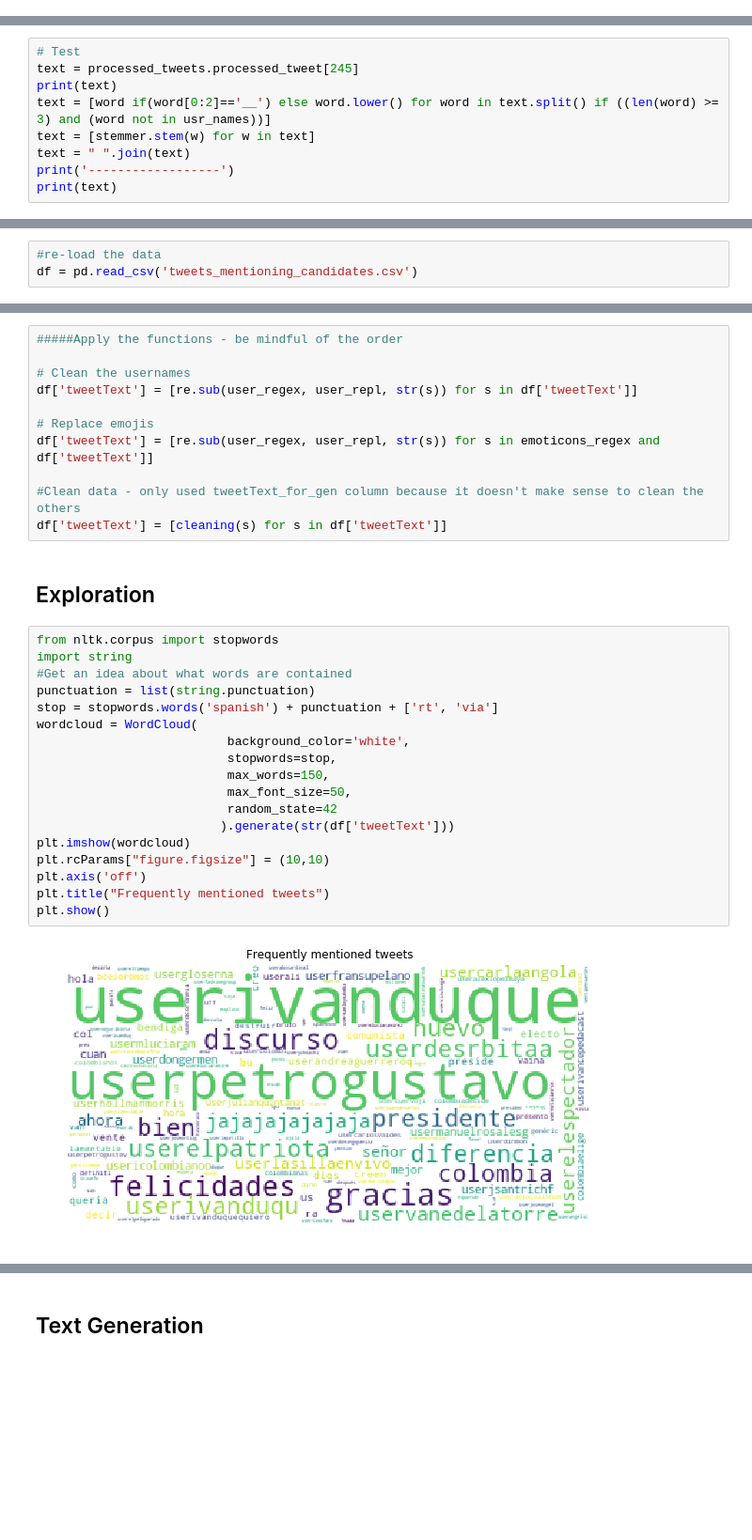
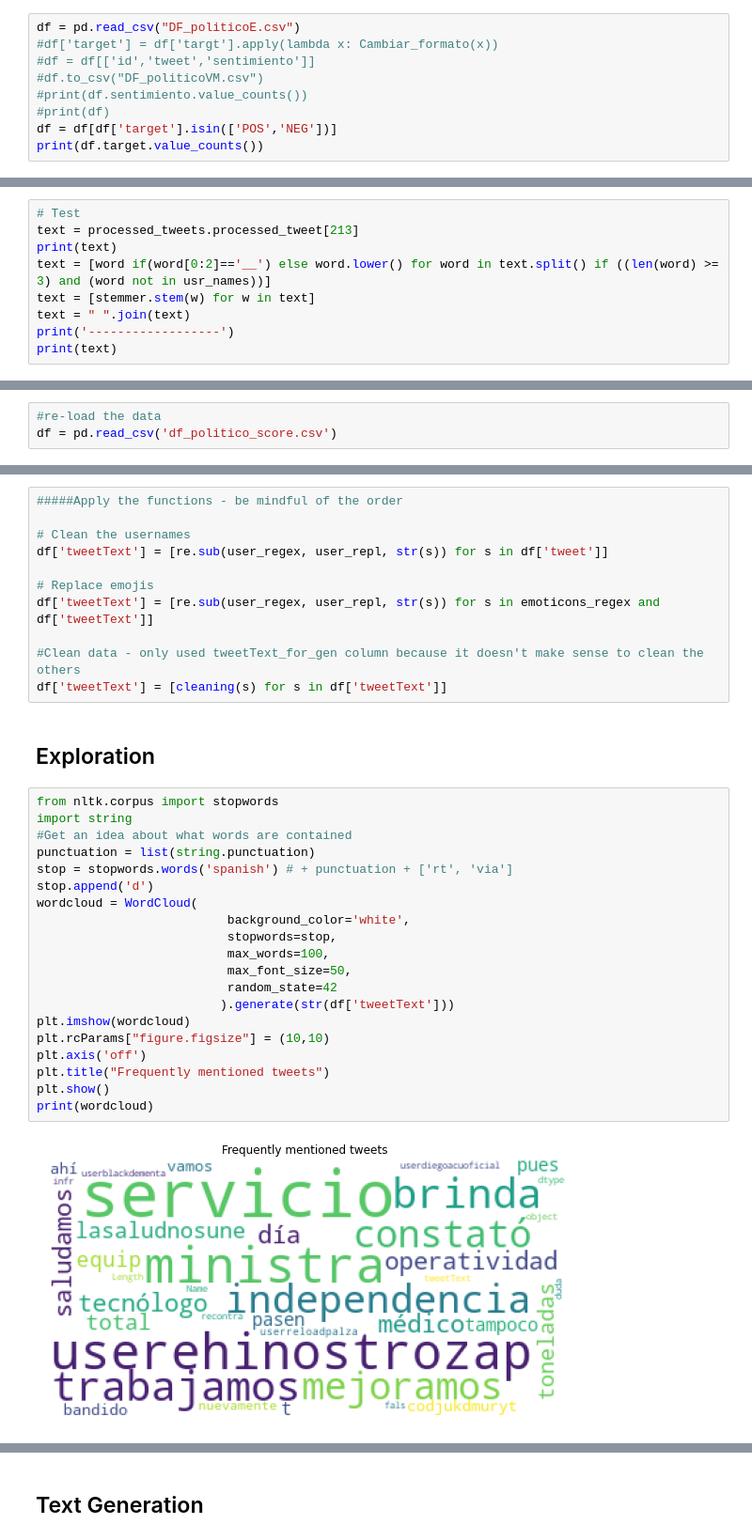
Before and after one commit to ClaudiaSM-12/Extraction_with_Twint, a Jupyter notebook: NLP_Colombia_Election_Sentiments.ipynb, the cells around one changed output, grey strips where cells are left out. Shown: that part at 94% size. Cells and saved outputs as stored; diff of their text form; blank space fills up the shorter version.

```diff
--- a/NLP_Colombia_Election_Sentiments.ipynb
+++ b/NLP_Colombia_Election_Sentiments.ipynb
@@ -54,0 +84,9 @@ print(len(df))
+# %%
+df = pd.read_csv("DF_politicoE.csv")
+#df['target'] = df['targt'].apply(lambda x: Cambiar_formato(x))
+#df = df[['id','tweet','sentimiento']]
+#df.to_csv("DF_politicoVM.csv")
+#print(df.sentimiento.value_counts())
+#print(df)
+df = df[df['target'].isin(['POS','NEG'])]
+print(df.target.value_counts())
@@ -171,7 +193,7 @@ from nltk.stem import SnowballStemmer
 stemmer = SnowballStemmer('spanish')
 # %%
 # Test
-text = processed_tweets.processed_tweet[245]
+text = processed_tweets.processed_tweet[213]
 print(text)
 text = [word if(word[0:2]=='__') else word.lower() for word in text.split() if ((len(word) >= 3) and (word not in usr_names))]
 text = [stemmer.stem(w) for w in text]
@@ -849,7 +923,7 @@ We tried with Max-entropy classifier, however better results were achieved with
 ### Preprocess Specific Column for Training
 # %%
 #re-load the data
-df = pd.read_csv('tweets_mentioning_candidates.csv')
+df = pd.read_csv('df_politico_score.csv')
 # %%
 df.head()
 # %% [output]
@@ -904,7 +978,7 @@ emoticons_regex = [ (repl, re.compile(regex_union(escape_paren(regx))) ) for (re
 #####Apply the functions - be mindful of the order
 
 # Clean the usernames
-df['tweetText'] = [re.sub(user_regex, user_repl, str(s)) for s in df['tweetText']]
+df['tweetText'] = [re.sub(user_regex, user_repl, str(s)) for s in df['tweet']]
 
 # Replace emojis
 df['tweetText'] = [re.sub(user_regex, user_repl, str(s)) for s in emoticons_regex and df['tweetText']]
@@ -916,20 +990,22 @@ df['tweetText'] = [cleaning(s) for s in df['tweetText']]
 # %%
 from nltk.corpus import stopwords
 import string
 #Get an idea about what words are contained
 punctuation = list(string.punctuation)
-stop = stopwords.words('spanish') + punctuation + ['rt', 'via']
+stop = stopwords.words('spanish') # + punctuation + ['rt', 'via']
+stop.append('d')
 wordcloud = WordCloud(
                           background_color='white',
                           stopwords=stop,
-                          max_words=150,
+                          max_words=100,
                           max_font_size=50,
                           random_state=42
                          ).generate(str(df['tweetText']))
 plt.imshow(wordcloud)
 plt.rcParams["figure.figsize"] = (10,10)
 plt.axis('off')
 plt.title("Frequently mentioned tweets")
 plt.show()
+print(wordcloud)
 # %% [output]
-[figure, old version]
+[figure, new version]
```
Also changed, not shown: parts of 42 cells of this notebook, 2 other files.
